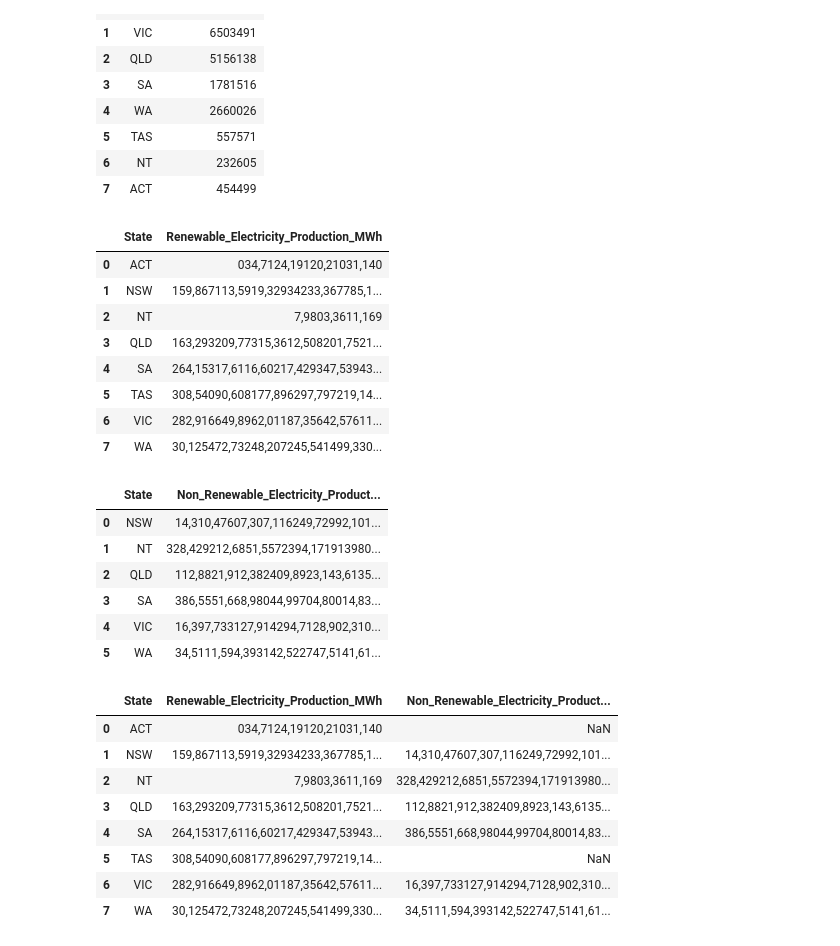
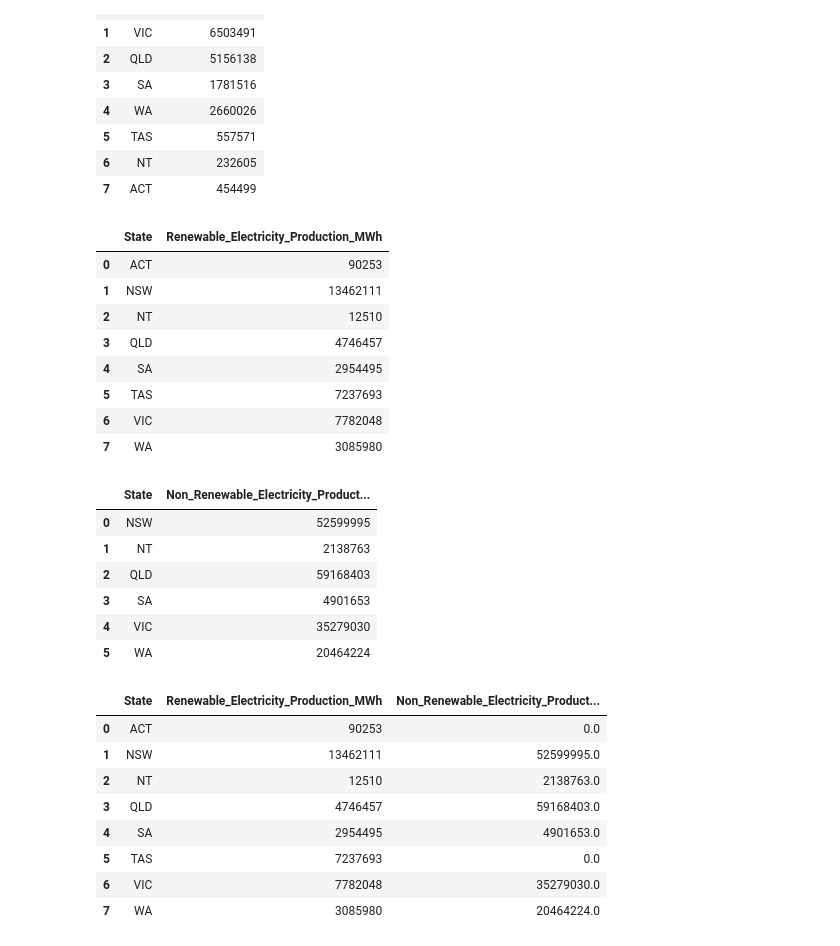
Before and after one commit to Carly-Jane/Drafting_Projects, a Jupyter notebook: working_custom_DFs.ipynb, the cells around one changed output. Saved outputs shown, nothing was run; the diff lists cells and outputs as text; code cells hidden in the pictures.

```diff
--- a/working_custom_DFs.ipynb
+++ b/working_custom_DFs.ipynb
@@ -578,29 +582,37 @@ population_summary
 # %%
 tt_eppc = tt_transformed[["State", "Electricity_Production_MWh", "Renewable"]]
 # tt_eppc
 
 tt_eppc_renewable = tt_eppc.loc[tt_eppc["Renewable"] == True]
 # tt_eppc_renewable
 
 tt_eppc_renewable = tt_eppc_renewable[["State", "Electricity_Production_MWh"]]
+# tt_eppc_renewable
+
+tt_eppc_renewable.replace(',','', regex=True, inplace=True)
+tt_eppc_renewable = tt_eppc_renewable.fillna(0)
+
+# convert column "a" of a DataFrame
+tt_eppc_renewable["Electricity_Production_MWh"] = pd.to_numeric(tt_eppc_renewable["Electricity_Production_MWh"])
+tt_eppc_renewable
 
 # group dataframe by State
 tt_eppc_renewable_grouped = tt_eppc_renewable.groupby(["State"], as_index=False).sum()
-tt_eppc_renewable_grouped
+# tt_eppc_renewable_grouped
 
 # format DF
 tt_eppc_renewable_grouped.rename(columns={'Electricity_Production_MWh': 'Renewable_Electricity_Production_MWh'}, inplace=True)
 tt_eppc_renewable_grouped
 # %% [output]
 |  | State | Renewable_Electricity_Production_MWh |
-| 0 | ACT | 034,7124,19120,21031,140 |
-| 1 | NSW | 159,867113,5919,32934233,367785,1... |
-| 2 | NT | 7,9803,3611,169 |
-| 3 | QLD | 163,293209,77315,3612,508201,7521... |
-| 4 | SA | 264,15317,6116,60217,429347,53943... |
-| 5 | TAS | 308,54090,608177,896297,797219,14... |
-| 6 | VIC | 282,916649,8962,01187,35642,57611... |
-| 7 | WA | 30,125472,73248,207245,541499,330... |
+| 0 | ACT | 90253 |
+| 1 | NSW | 13462111 |
+| 2 | NT | 12510 |
+| 3 | QLD | 4746457 |
+| 4 | SA | 2954495 |
+| 5 | TAS | 7237693 |
+| 6 | VIC | 7782048 |
+| 7 | WA | 3085980 |
 # %%
 tt_eppc = tt_transformed[["State", "Electricity_Production_MWh", "Renewable"]]
 # tt_eppc
@@ -609,35 +621,47 @@ tt_eppc_non_renewable = tt_eppc.loc[tt_eppc["Renewable"] == False]
 # tt_eppc_non_renewable
 
 tt_eppc_non_renewable = tt_eppc_non_renewable[["State", "Electricity_Production_MWh"]]
+# tt_eppc_non_renewable
+
+tt_eppc_non_renewable.replace(',','', regex=True, inplace=True)
+tt_eppc_non_renewable = tt_eppc_non_renewable.fillna(0)
+
+# convert column "a" of a DataFrame
+tt_eppc_non_renewable["Electricity_Production_MWh"] = pd.to_numeric(tt_eppc_non_renewable["Electricity_Production_MWh"])
+tt_eppc_non_renewable
 
 # group dataframe by State
 tt_eppc_non_renewable_grouped = tt_eppc_non_renewable.groupby(["State"], as_index=False).sum()
-tt_eppc_non_renewable_grouped
+# tt_eppc_non_renewable_grouped
 
 # format DF
 tt_eppc_non_renewable_grouped.rename(columns={'Electricity_Production_MWh': 'Non_Renewable_Electricity_Production_MWh'}, inplace=True)
 tt_eppc_non_renewable_grouped
 # %% [output]
 |  | State | Non_Renewable_Electricity_Product... |
-| 0 | NSW | 14,310,47607,307,116249,72992,101... |
-| 1 | NT | 328,429212,6851,5572394,171913980... |
-| 2 | QLD | 112,8821,912,382409,8923,143,6135... |
-| 3 | SA | 386,5551,668,98044,99704,80014,83... |
-| 4 | VIC | 16,397,733127,914294,7128,902,310... |
-| 5 | WA | 34,5111,594,393142,522747,5141,61... |
+| 0 | NSW | 52599995 |
+| 1 | NT | 2138763 |
+| 2 | QLD | 59168403 |
+| 3 | SA | 4901653 |
+| 4 | VIC | 35279030 |
+| 5 | WA | 20464224 |
 # %%
 eppc_merged = pd.merge(tt_eppc_renewable_grouped, tt_eppc_non_renewable_grouped, how="left", on=["State", "State"])
 eppc_merged
+
+eppc_merged = eppc_merged.fillna(0)
+
+eppc_merged
 # %% [output]
 |  | State | Renewable_Electricity_Production_MWh | Non_Renewable_Electricity_Product... |
-| 0 | ACT | 034,7124,19120,21031,140 | NaN |
-| 1 | NSW | 159,867113,5919,32934233,367785,1... | 14,310,47607,307,116249,72992,101... |
-| 2 | NT | 7,9803,3611,169 | 328,429212,6851,5572394,171913980... |
-| 3 | QLD | 163,293209,77315,3612,508201,7521... | 112,8821,912,382409,8923,143,6135... |
-| 4 | SA | 264,15317,6116,60217,429347,53943... | 386,5551,668,98044,99704,80014,83... |
-| 5 | TAS | 308,54090,608177,896297,797219,14... | NaN |
-| 6 | VIC | 282,916649,8962,01187,35642,57611... | 16,397,733127,914294,7128,902,310... |
-| 7 | WA | 30,125472,73248,207245,541499,330... | 34,5111,594,393142,522747,5141,61... |
+| 0 | ACT | 90253 | 0.0 |
+| 1 | NSW | 13462111 | 52599995.0 |
+| 2 | NT | 12510 | 2138763.0 |
+| 3 | QLD | 4746457 | 59168403.0 |
+| 4 | SA | 2954495 | 4901653.0 |
+| 5 | TAS | 7237693 | 0.0 |
+| 6 | VIC | 7782048 | 35279030.0 |
+| 7 | WA | 3085980 | 20464224.0 |
 # %%
 eppc_merged = pd.merge(eppc_merged, population_summary, how="left", on=["State", "State"])
 eppc_merged
```
Also changed, not shown: parts of 8 cells of this notebook, 4 other files.
